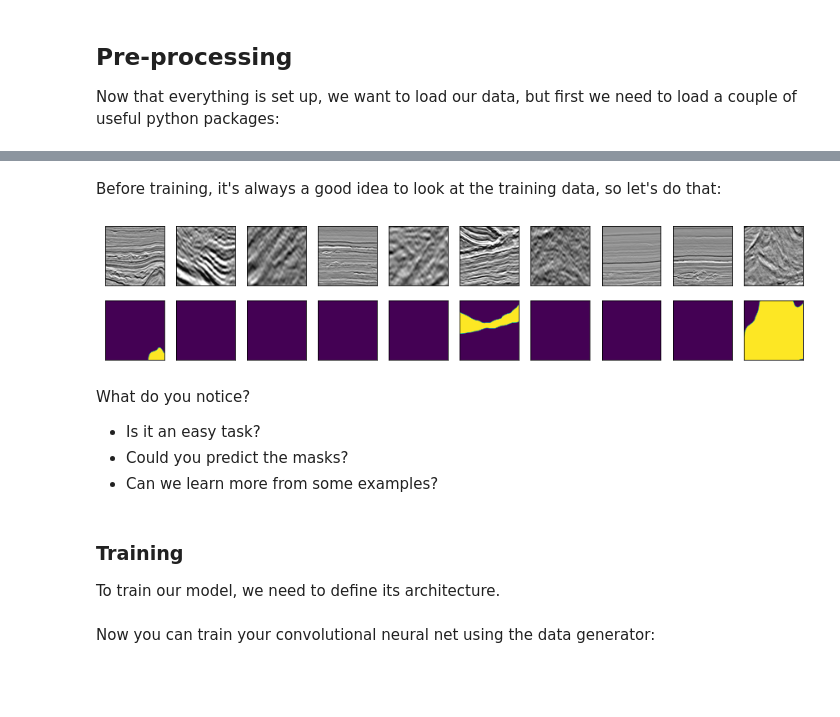
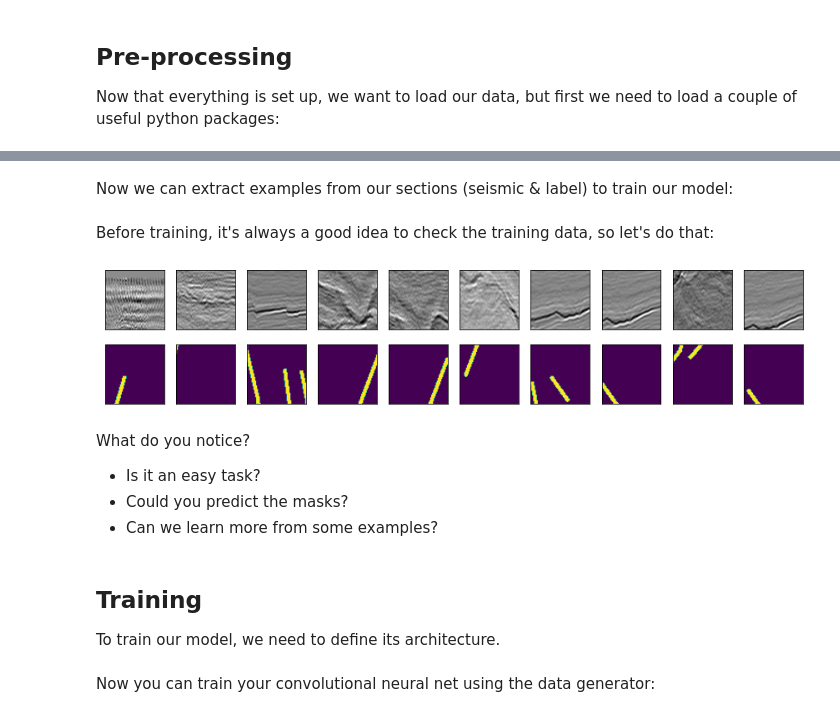
Before and after one commit to thilowrona/seismic_deep_learning, a Jupyter notebook: tutorial-3/tutorial-3.ipynb, the cells around one changed output, grey strips where cells are left out. Drawn from its saved outputs; the diff is of its cells as text; code cells hidden in the pictures; blank space fills up the shorter version.

```diff
--- a/tutorial-3/tutorial-3.ipynb
+++ b/tutorial-3/tutorial-3.ipynb
@@ -171,0 +166,2 @@ datagen_val   = DataGenerator(data[:,1500:],
+# %% [markdown]
+Now we can extract examples from our sections (seismic & label) to train our model:
@@ -172,26 +211,23 @@ datagen_val   = DataGenerator(data[:,1500:],
 # %% [markdown]
-Before training, it's always a good idea to look at the training data, so let's do that:
+Before training, it's always a good idea to check the training data, so let's do that:
 # %%
-X_train_batch, Y_train_batch = next(datagen_train)
-
-
 fig, axs = plt.subplots(2, 10, figsize=(15,3))
 
 k = 0
 for m in range(10):
-  axs[0,m].imshow(X_train_batch[k,:,:,0], interpolation='spline16', cmap=plt.cm.gray, aspect=1)
+  axs[0,m].imshow(X_train[k,:,:,0], interpolation='spline16', cmap=plt.cm.gray, aspect=1)
   axs[0,m].set_xticks([])
   axs[0,m].set_yticks([])
   k += 1
 
 k = 0
 for m in range(10):
-  axs[1,m].imshow(Y_train_batch[k,:,:,0], interpolation='spline16', aspect=1)
+  axs[1,m].imshow(Y_train[k,:,:,0], interpolation='spline16', aspect=1)
   axs[1,m].set_xticks([])
   axs[1,m].set_yticks([])
   k += 1
 # %% [output]
-[figure, old version]
+[figure, new version]
 # %% [markdown]
 What do you notice?
 
@@ -199,7 +235,7 @@ What do you notice?
 * Could you predict the masks?
 * Can we learn more from some examples?
 # %% [markdown]
-### Training ##
+## Training ##
 To train our model, we need to define its architecture.
 # %%
 def down_block(x, filters, kernel_size=(3, 3), padding="same", strides=1):
```
Also changed, not shown: parts of 40 cells of this notebook, 36 other files.
